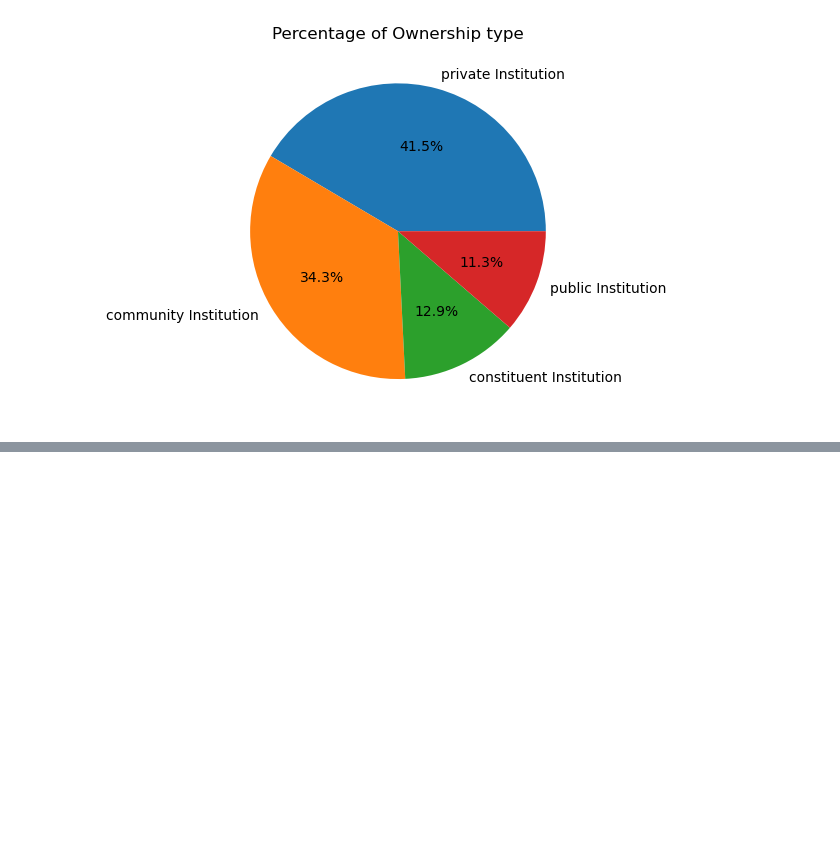
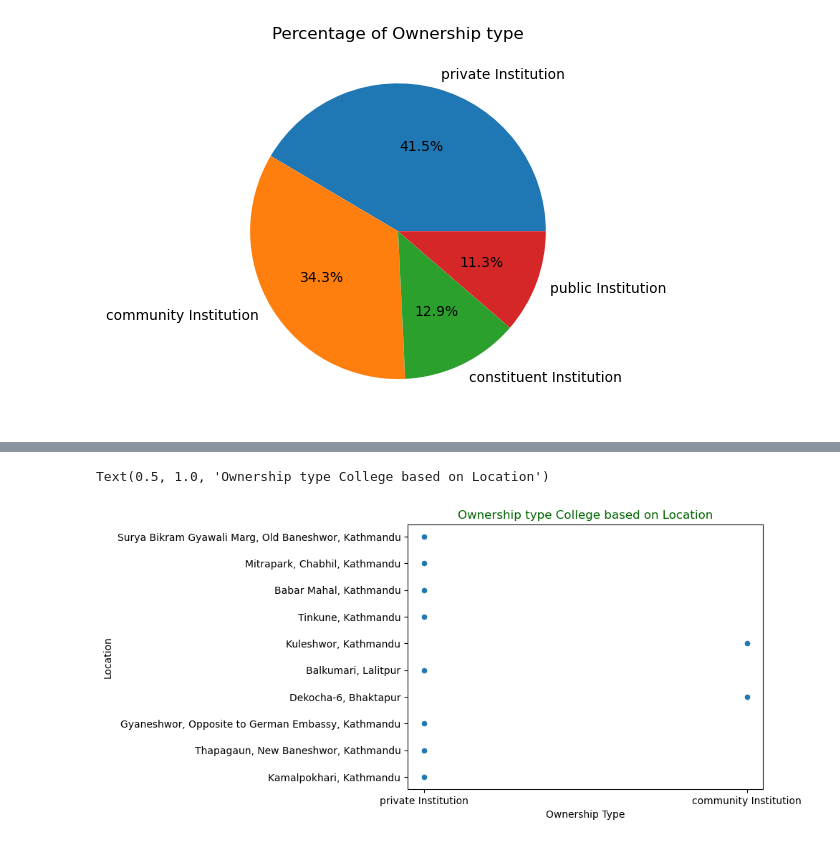
Before and after one commit to BibekRai44/College-Finder-Nepal, a Jupyter notebook: Data Analysis/visualization.ipynb, the cells around one changed output, grey strips where cells are left out. Saved outputs shown, nothing was run; the diff lists cells and outputs as text; code cells hidden in the pictures; blank space fills up the shorter version.

```diff
--- a/Data Analysis/visualization.ipynb
+++ b/Data Analysis/visualization.ipynb
@@ -38,0 +47,6 @@ Text(0.5, 1.0, 'Percentage of Ownership type')
+# %%
+sns.scatterplot(data=data,x=data['Ownership Type'].head(10),y=data['Location'].head(10))
+plt.title('Ownership type College based on Location',color='darkgreen')
+# %% [output]
+Text(0.5, 1.0, 'Ownership type College based on Location')
+[figure, added]
```
Also changed, not shown: parts of 1 cell of this notebook.
